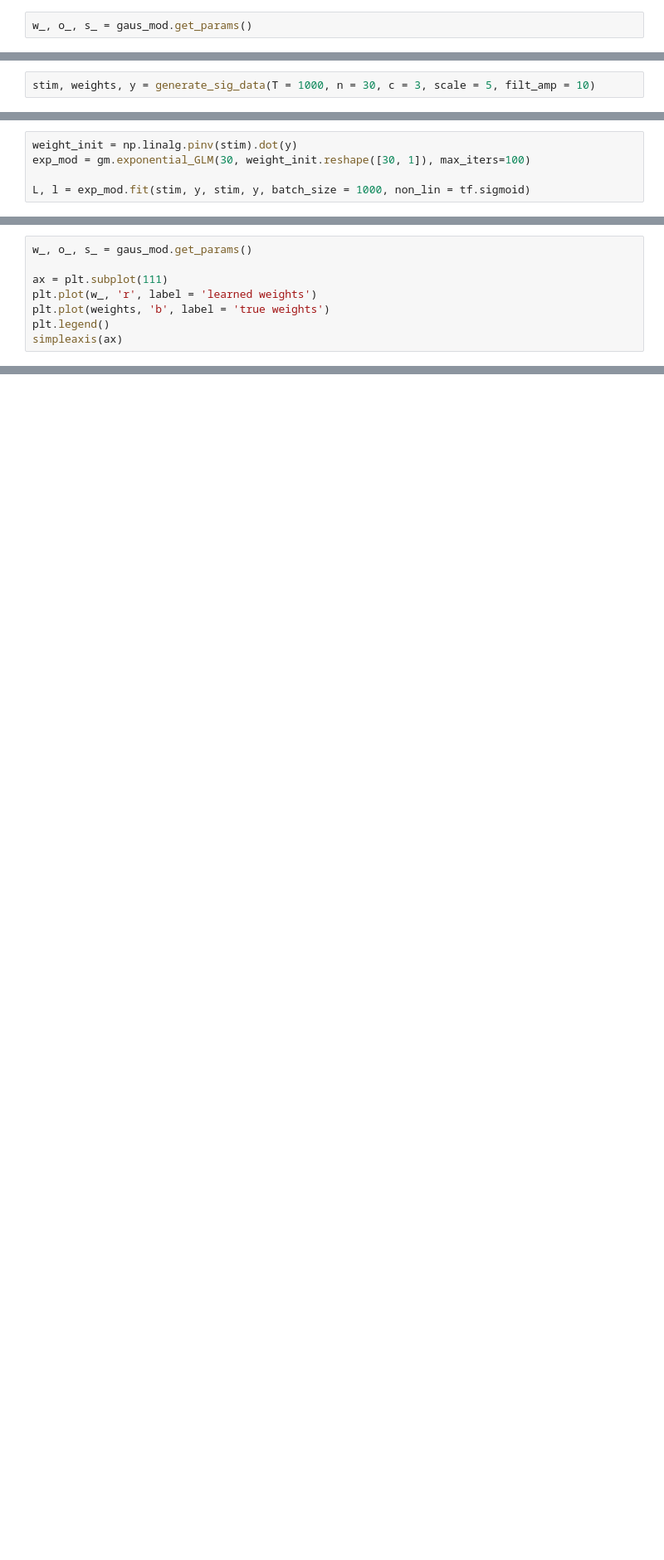
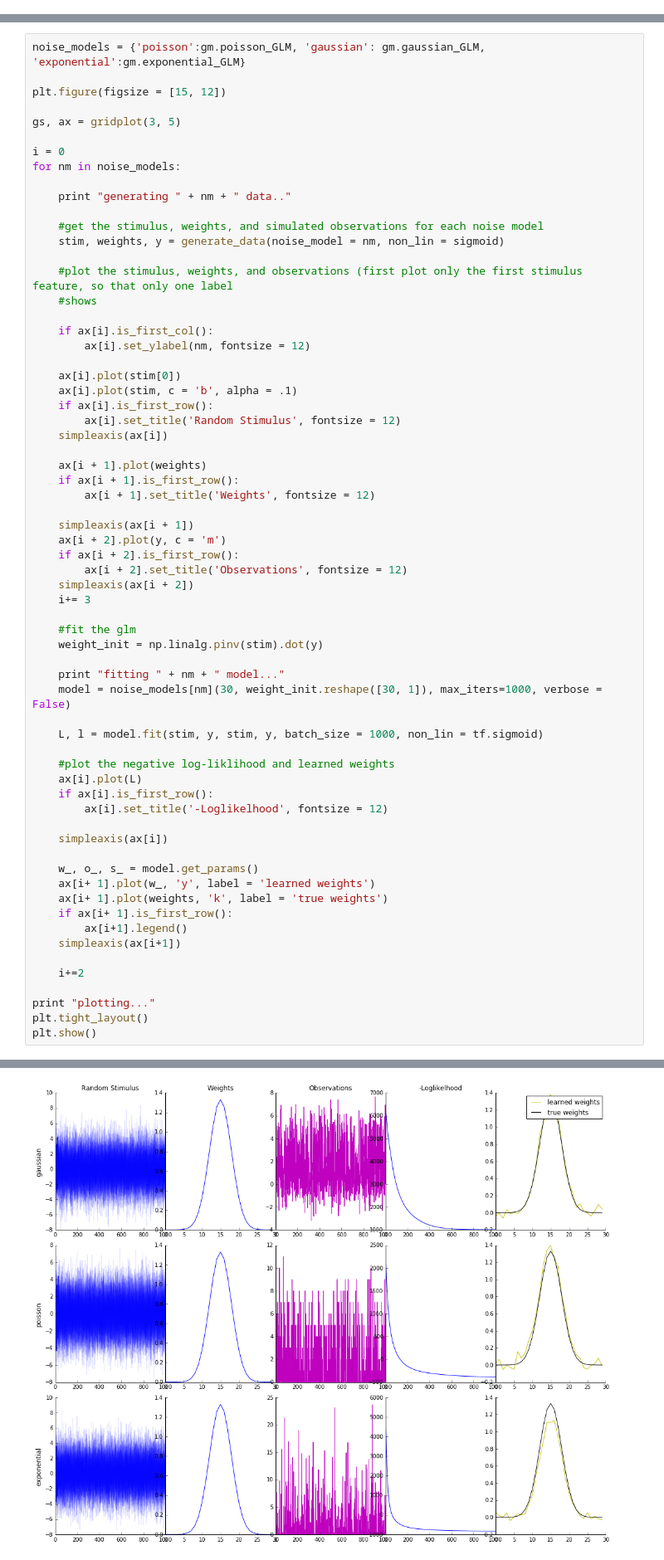
Before and after one commit to achristensen56/PyGLM, a Jupyter notebook: Basic GLM's.ipynb, the cells around one changed output, grey strips where cells are left out. Shown at 83% size. Drawn from its saved outputs; the diff is of its cells as text; blank space fills up the shorter version.

Commit message:
changed example ipynb to go through all noise models in one fell swoop

```diff
--- a/Basic GLM's.ipynb
+++ b/Basic GLM's.ipynb
@@ -106,2 +16,0 @@ plt.title('-log likelihood per iteration')
-# %%
-w_, o_, s_ = gaus_mod.get_params()
@@ -118,2 +16,0 @@ And finally for the exponential (gamma) GLM.
-# %%
-stim, weights, y = generate_sig_data(T = 1000, n = 30, c = 3, scale = 5, filt_amp = 10)
@@ -139,5 +16,0 @@ simpleaxis(ax)
-# %%
-weight_init = np.linalg.pinv(stim).dot(y)
-exp_mod = gm.exponential_GLM(30, weight_init.reshape([30, 1]), max_iters=100)
-
-L, l = exp_mod.fit(stim, y, stim, y, batch_size = 1000, non_lin = tf.sigmoid)
@@ -153,8 +16,0 @@ plt.plot(L)
-# %%
-w_, o_, s_ = gaus_mod.get_params()
-
-ax = plt.subplot(111)
-plt.plot(w_, 'r', label = 'learned weights')
-plt.plot(weights, 'b', label = 'true weights')
-plt.legend()
-simpleaxis(ax)
@@ -162,0 +36,66 @@ simpleaxis(ax)
+# %%
+noise_models = {'poisson':gm.poisson_GLM, 'gaussian': gm.gaussian_GLM, 'exponential':gm.exponential_GLM}
+
+plt.figure(figsize = [15, 12])
+
+gs, ax = gridplot(3, 5)
+
+i = 0
+for nm in noise_models:
+
+    print "generating " + nm + " data.."
+
+    #get the stimulus, weights, and simulated observations for each noise model
+    stim, weights, y = generate_data(noise_model = nm, non_lin = sigmoid)
+
+    #plot the stimulus, weights, and observations (first plot only the first stimulus feature, so that only one label
+    #shows
+
+    if ax[i].is_first_col():
+        ax[i].set_ylabel(nm, fontsize = 12)
+
+    ax[i].plot(stim[0])
+    ax[i].plot(stim, c = 'b', alpha = .1)
+    if ax[i].is_first_row():
+        ax[i].set_title('Random Stimulus', fontsize = 12)
+    simpleaxis(ax[i])
+
+    ax[i + 1].plot(weights)
+    if ax[i + 1].is_first_row():
+        ax[i + 1].set_title('Weights', fontsize = 12)
+
+    simpleaxis(ax[i + 1])
+    ax[i + 2].plot(y, c = 'm')
+    if ax[i + 2].is_first_row():
+        ax[i + 2].set_title('Observations', fontsize = 12)
+    simpleaxis(ax[i + 2])
+    i+= 3
+
+    #fit the glm
+    weight_init = np.linalg.pinv(stim).dot(y)
+
+    print "fitting " + nm + " model..."
+    model = noise_models[nm](30, weight_init.reshape([30, 1]), max_iters=1000, verbose = False)
+
+    L, l = model.fit(stim, y, stim, y, batch_size = 1000, non_lin = tf.sigmoid)
+
+    #plot the negative log-liklihood and learned weights
+    ax[i].plot(L)
+    if ax[i].is_first_row():
+        ax[i].set_title('-Loglikelhood', fontsize = 12)
+
+    simpleaxis(ax[i])
+
+    w_, o_, s_ = model.get_params()
+    ax[i+ 1].plot(w_, 'y', label = 'learned weights')
+    ax[i+ 1].plot(weights, 'k', label = 'true weights')
+    if ax[i+ 1].is_first_row():
+        ax[i+1].legend()
+    simpleaxis(ax[i+1])
+
+    i+=2
+
+print "plotting..."
+plt.tight_layout()
+plt.show()
+# %% [output]
@@ -162,0 +109 @@ simpleaxis(ax)
+[figure, added]
```
Also changed, not shown: parts of 21 cells of this notebook, 3 other files.
